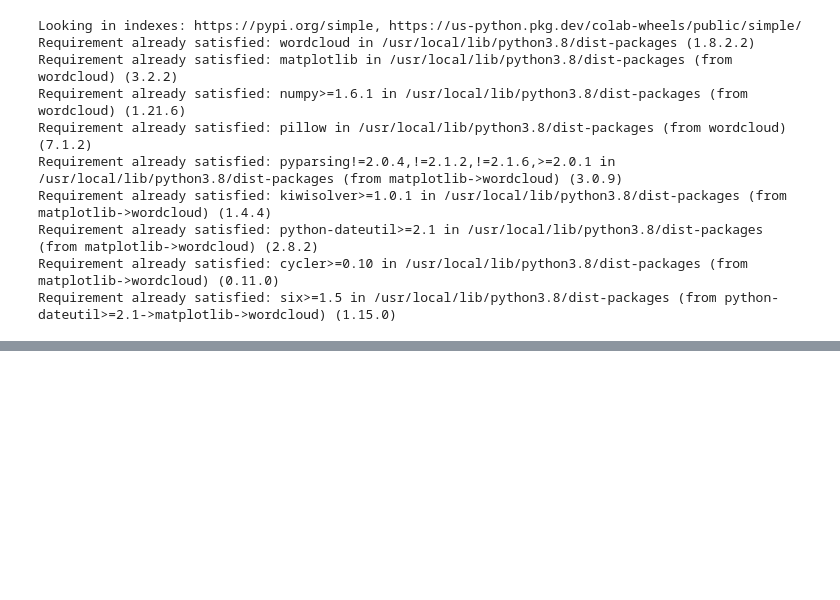
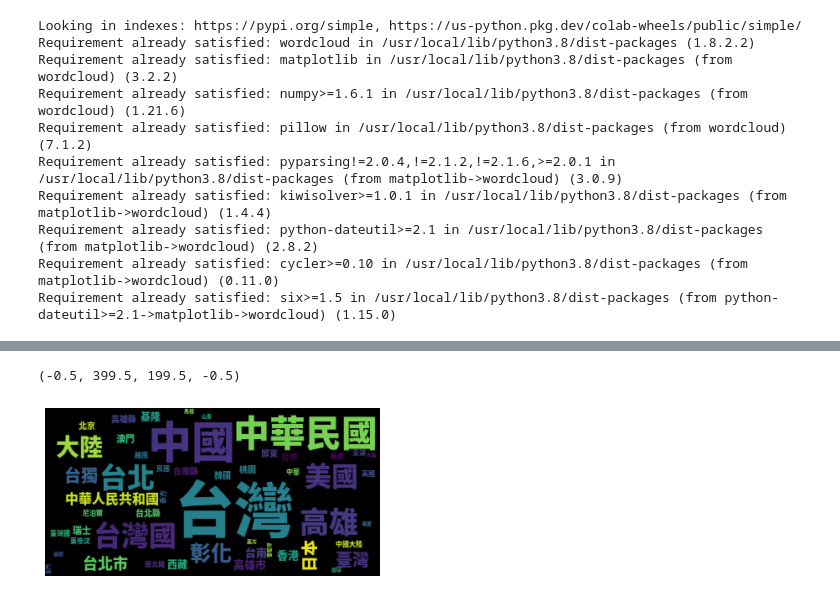
Before and after one commit to hsieh2000/HW, a Jupyter notebook: NLP.ipynb, the cells around one changed output, grey strips where cells are left out. Cells and saved outputs as stored; diff of their text form; code cells hidden in the pictures; blank space fills up the shorter version.

```diff
--- a/NLP.ipynb
+++ b/NLP.ipynb
@@ -200,3 +134,0 @@ ans
-# %%
-ner_results = ner_driver([content[0]])
-ner_results
@@ -230,0 +165,31 @@ ner_results[0][0].word
+# %%
+ner_lst = []
+for i in range(0,100):
+  ner_results = ner_driver([content[i]])
+  ner_filter=['PERSON','ORG','GPE','MONEY','NORP','LOC','FAC','EVENT','PRODUCT','LAW']
+  ner = [(j.word, j.ner) for j in ner_results[0] if j.ner in ner_filter]
+  ner_lst.append(ner)
+# %%
+def NER_select(ner_lst, ner_type):
+  NER_count = Counter()
+  for i in ner_lst:
+    for j in i:
+      n = []
+      if j[1] == ner_type and len(j[0]) > 1:
+        n.append(j[0])
+
+      ner_count = Counter(n)
+      NER_count+=ner_count
+
+  return NER_count
+
+NER_count = NER_select(ner_lst, "GPE")
+# %%
+font_path = '/content/NotoSansTC-Black.otf'
+wordcloud = WordCloud(max_words = 50, font_path=font_path).generate_from_frequencies(NER_count)
+# cloud.to_file('output.png')
+plt.imshow(wordcloud, interpolation='bilinear')
+plt.axis("off")
+# %% [output]
+(-0.5, 399.5, 199.5, -0.5)
+[figure, added]
```
Also changed, not shown: parts of 11 cells of this notebook.
